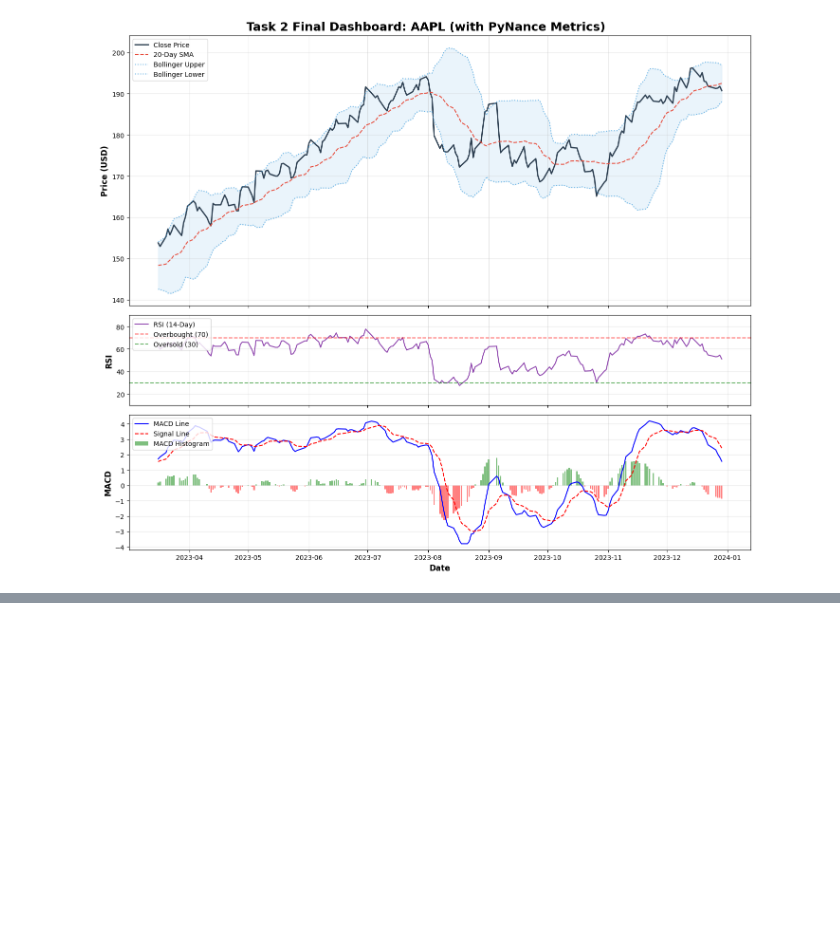
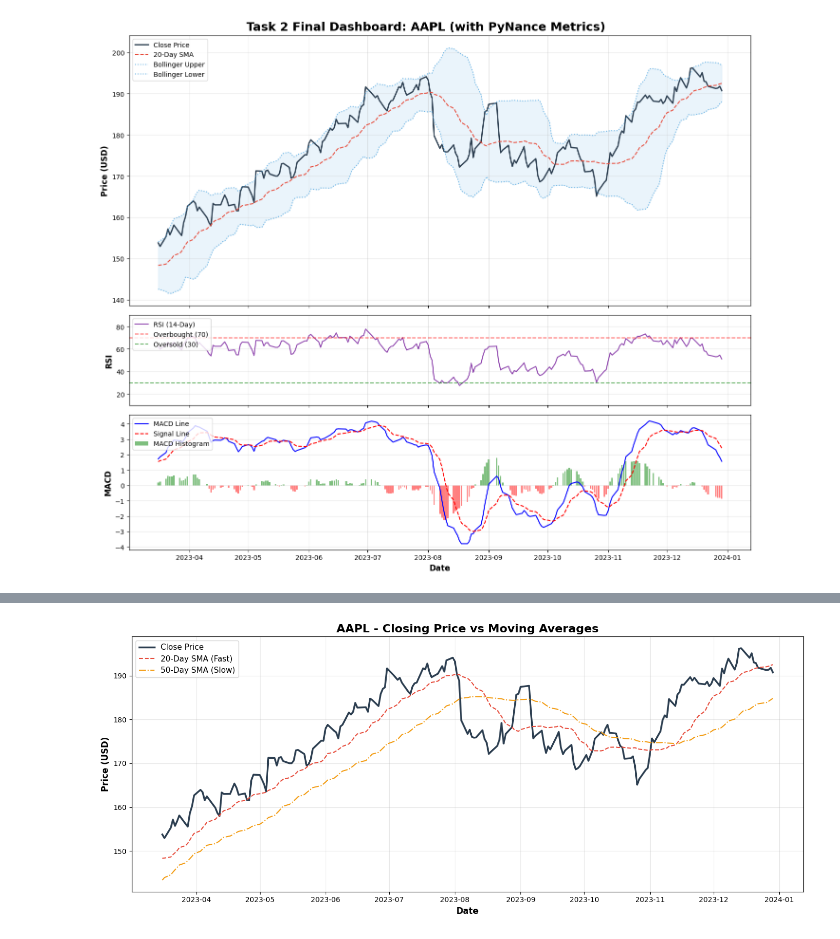
Before and after one commit to KetimTesfaye/news-sentiment-analysis, a Jupyter notebook: notebooks/02_quantitative_analysis.ipynb, the cells around one changed output, grey strips where cells are left out. Saved outputs shown, nothing was run; the diff lists cells and outputs as text; code cells hidden in the pictures; blank space fills up the shorter version.

```diff
--- a/notebooks/02_quantitative_analysis.ipynb
+++ b/notebooks/02_quantitative_analysis.ipynb
@@ -288,0 +348,27 @@ if aapl_key in stocks_dict:
+# %%
+import matplotlib.pyplot as plt
+
+def plot_price_and_ma(ticker, df):
+    plot_df = df.tail(200)
+
+    plt.figure(figsize=(14, 6))
+    plt.title(f"{ticker.split('.')[0]} - Closing Price vs Moving Averages", fontsize=16, fontweight='bold')
+
+    plt.plot(plot_df.index, plot_df['Close'], label='Close Price', color='#2c3e50', linewidth=2.5)
+
+    plt.plot(plot_df.index, plot_df['SMA_20'], label='20-Day SMA (Fast)', color='#e74c3c', linestyle='--', linewidth=1.5)
+    plt.plot(plot_df.index, plot_df['SMA_50'], label='50-Day SMA (Slow)', color='#f39c12', linestyle='-.', linewidth=1.5)
+
+    plt.xlabel('Date', fontsize=12, fontweight='bold')
+    plt.ylabel('Price (USD)', fontsize=12, fontweight='bold')
+    plt.legend(loc='upper left', fontsize=11)
+    plt.grid(True, alpha=0.3)
+
+    plt.tight_layout()
+    plt.show()
+
+aapl_key = 'AAPL.CSV' if 'AAPL.CSV' in stocks_dict else 'AAPL'
+if aapl_key in stocks_dict:
+    plot_price_and_ma(aapl_key, stocks_dict[aapl_key])
+# %% [output]
+[figure, added]
```
Also changed, not shown: parts of 3 cells of this notebook.
